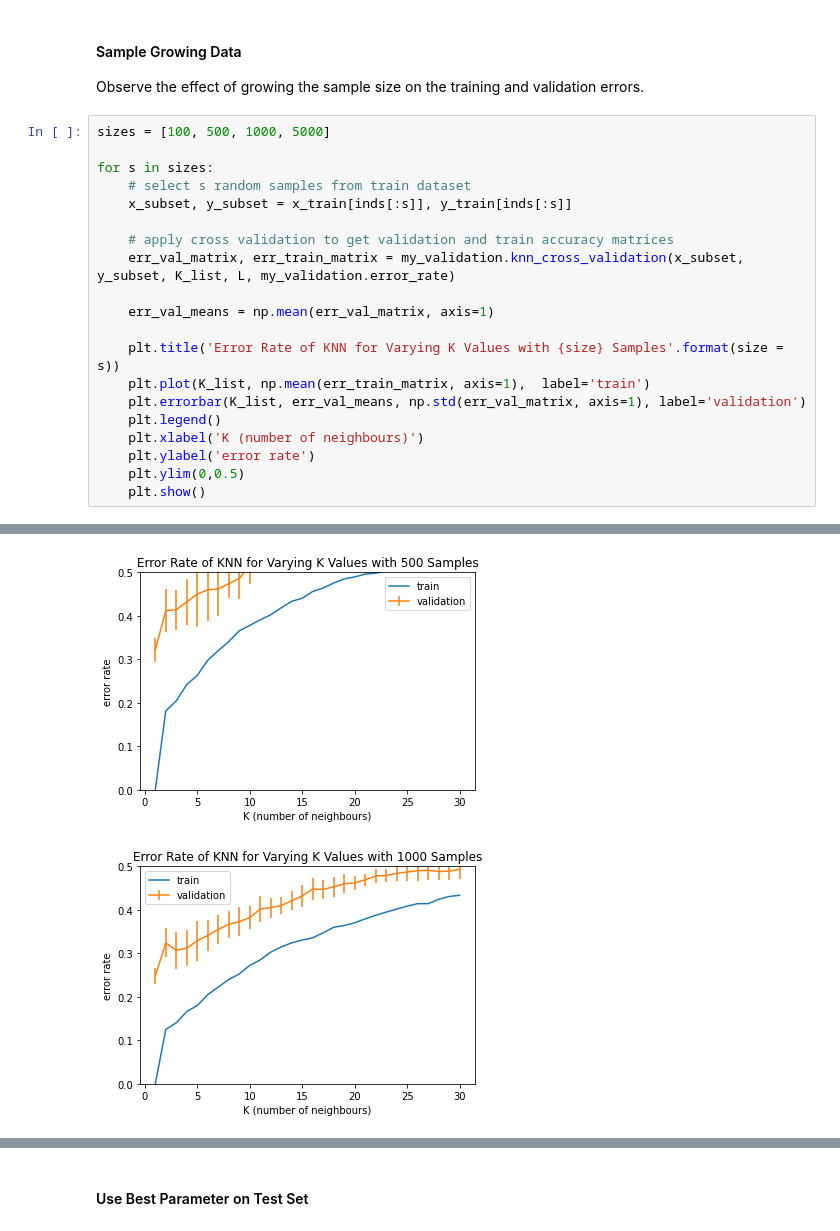
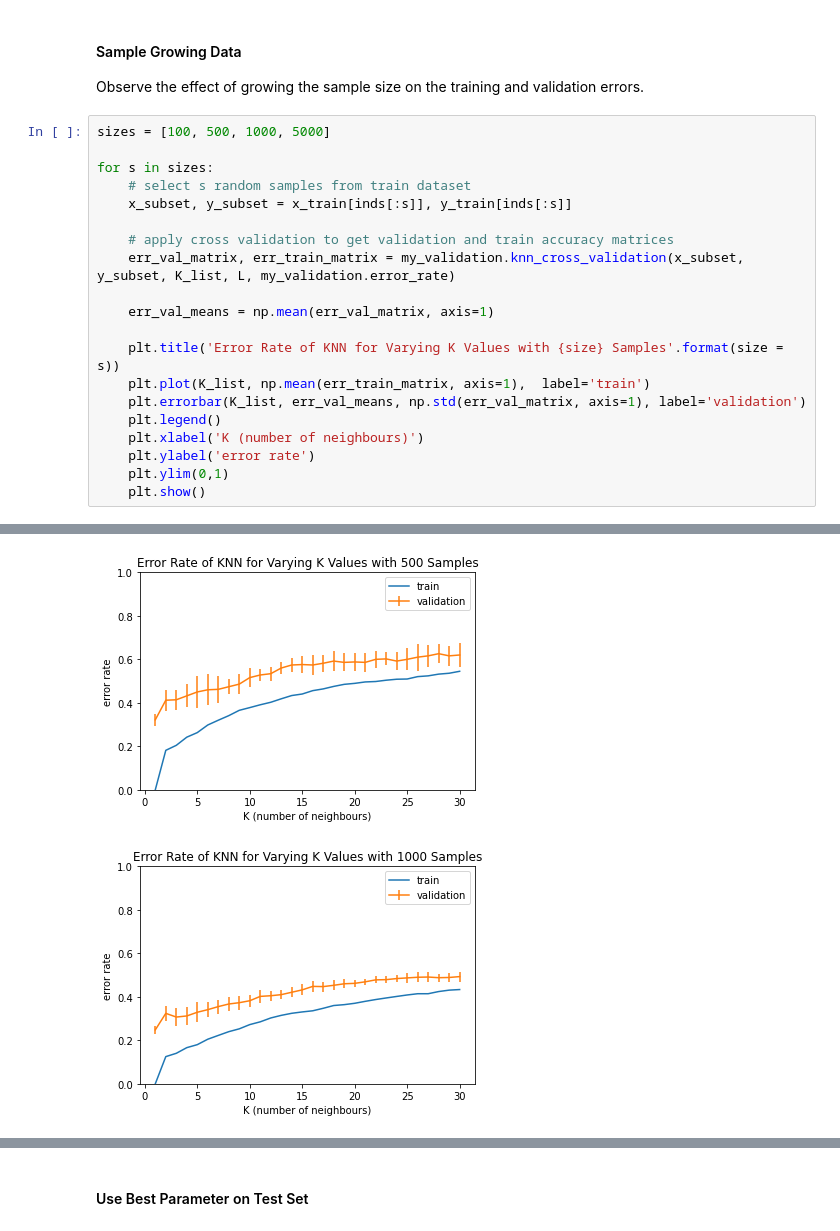
Before and after one commit to chrismartel/COMP551, a Jupyter notebook: projects/p1/letter_recognition.ipynb, the cells around one changed output, grey strips where cells are left out. Drawn from its saved outputs; the diff is of its cells as text.

Commit message:
Final Plots and Results

```diff
--- a/projects/p1/letter_recognition.ipynb
+++ b/projects/p1/letter_recognition.ipynb
@@ -209,6 +209,6 @@ for s in sizes:
     plt.legend()
     plt.xlabel('K (number of neighbours)')
     plt.ylabel('error rate')
-    plt.ylim(0,0.5)
+    plt.ylim(0,1)
     plt.show()
 # %% [output]
@@ -216,2 +216,2 @@ for s in sizes:
-[figure, old version]
+[figure, new version]
-[figure, old version]
+[figure, new version]
```
Also changed, not shown: parts of 13 cells of this notebook.
